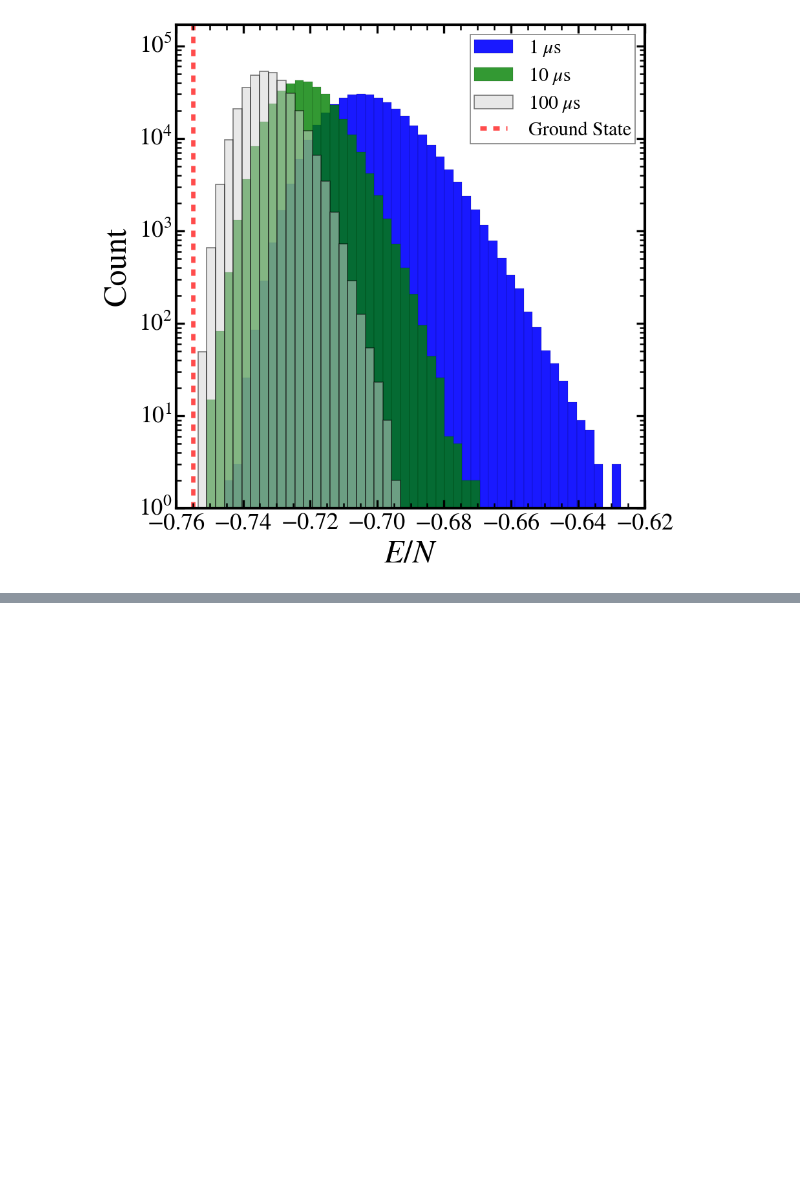
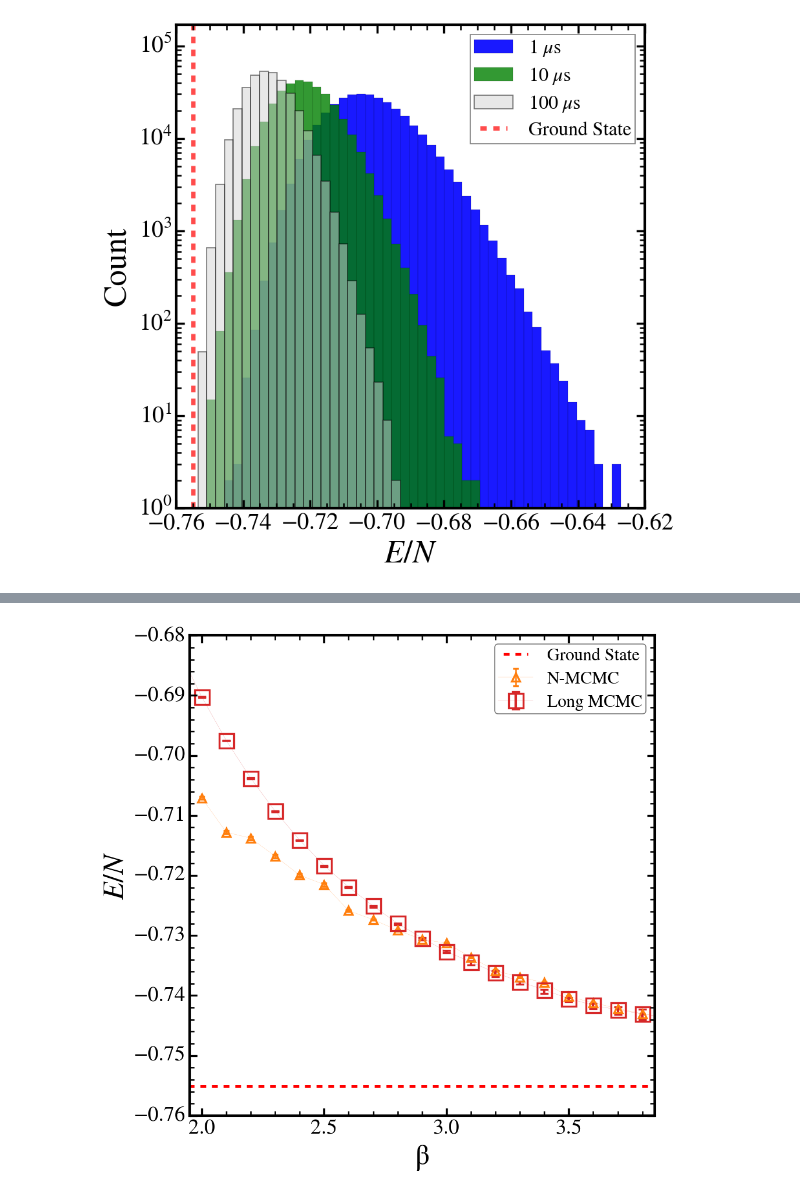
Before and after one commit to gscriva/n-mcmc, a Jupyter notebook: accelerating_monte_carlo.ipynb, the cells around one changed output, grey strips where cells are left out. Cells and saved outputs as stored; diff of their text form; code cells hidden in the pictures; blank space fills up the shorter version.

```diff
--- a/accelerating_monte_carlo.ipynb
+++ b/accelerating_monte_carlo.ipynb
@@ -548,7 +657,7 @@ for i, dataset in enumerate(made_data_1nn):
     if i > 2:
         continue
     for beta in betas_1nn:
-        _, eng_neural, ar = neural_mcmc(beta, 100000, dataset, couplings_path_1nn, "made", disable_bar=False)
+        _, _, ar = neural_mcmc(beta, 100000, dataset, couplings_path_1nn, "made", disable_bar=False)
         acc_rate.append(ar)
     acc_rates.append(acc_rate)
 
@@ -648,0 +766,53 @@ min: -0.7534729061392554  (1 occurance(s))
+# %%
+betas_neural = np.linspace(2., 4, 21)
+betas = np.linspace(1., 4, 31)
+
+single_block_size = 6000
+hybrid_block_size = 4000
+neural_block_size = 2000
+skip_single = 50000
+skip_hybrid = 20000
+skip_neural = 0
+
+neural_eng_1nn = []
+for beta in betas_neural:
+    _, eng, _ = neural_mcmc(beta, 1000000, made_data_1nn[2], couplings_path_1nn, model='made', disable_bar=True)
+    neural_eng_1nn.append(eng/484)
+neural_eng_1nn = np.asarray(neural_eng_1nn)
+
+single_error_1nn = get_errorbar(single_engs_long_1nn, single_block_size, skip_single)
+# %%
+plt.errorbar(betas_neural, neural_eng_1nn.mean(1), yerr=block_std(neural_eng_1nn, 1000, skip=skip_neural),
+            elinewidth=1.5, linewidth=.1, marker='^', color='tab:orange', fillstyle='none', markersize=8, markeredgewidth=2,
+            label=r"N-MCMC")
+plt.errorbar(betas, (single_engs_long_1nn[..., skip_single:].mean(axis=2).mean(axis=0).tolist()[:-10]),
+            yerr=single_error_1nn[:, :-10], elinewidth=2.5, linewidth=.1, marker='s', color='tab:red',
+            fillstyle='none', markersize=15, markeredgewidth=2, capsize=4, label=r"Long MCMC")
+
+
+plt.hlines(ground_state_1nn, xmin=0.4, xmax=4.4, colors='red', linestyles='dashed',
+           label="Ground State", linewidth=3)
+
+
+plt.xlim(1.95, 3.85)
+plt.ylim(-0.76, -0.68)
+
+plt.ylabel(r"$E/N$")
+plt.xlabel(r"$\mathrm{\beta}$")
+
+plt.legend()
+
+plt.savefig(
+    "images/energy-beta_neural.png",
+    edgecolor='white',
+    bbox_inches='tight',
+    transparent=False
+)
+plt.savefig(
+    "images/energy-beta_neural.eps",
+    edgecolor="white",
+    bbox_inches="tight",
+    format="eps",
+)
+# %% [output]
+[figure, added]
```
Also changed, not shown: parts of 28 cells of this notebook.
